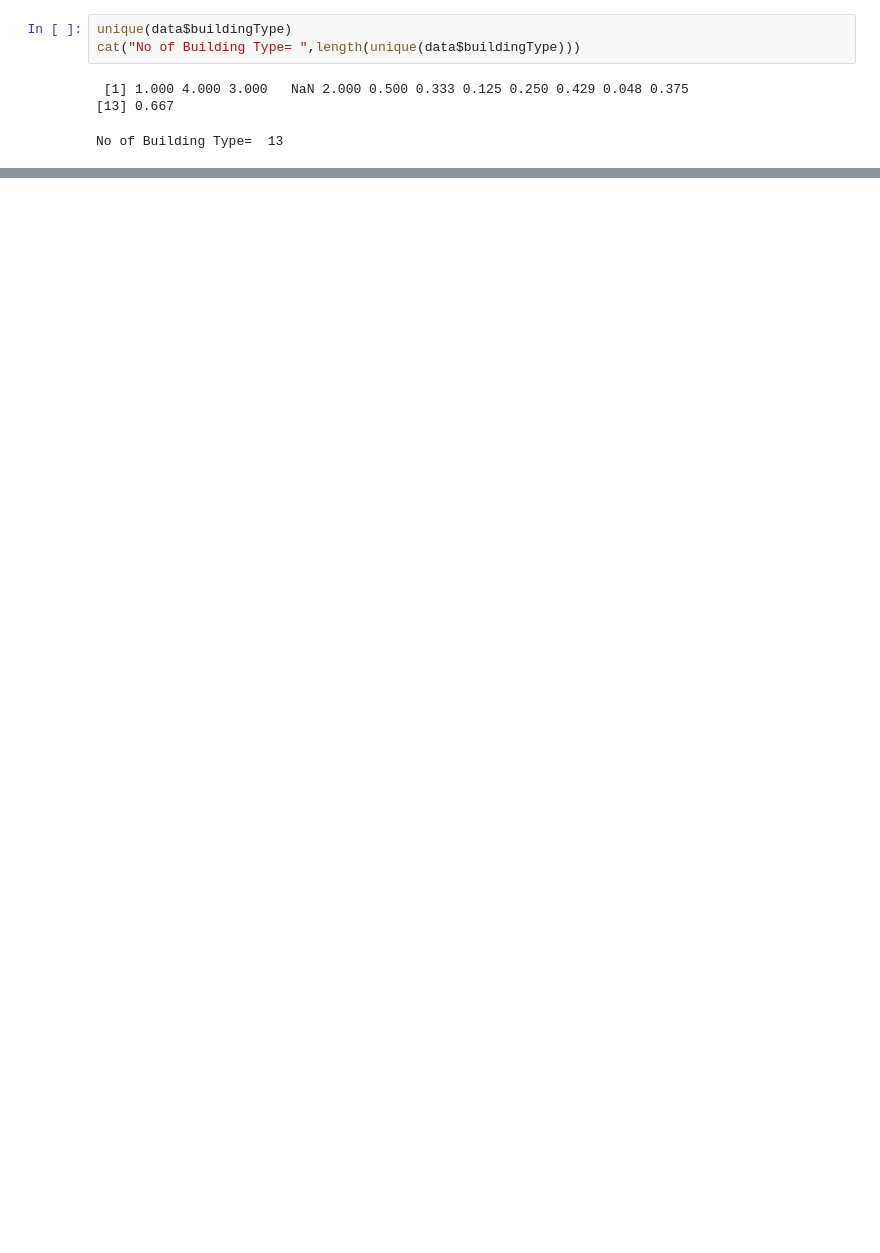
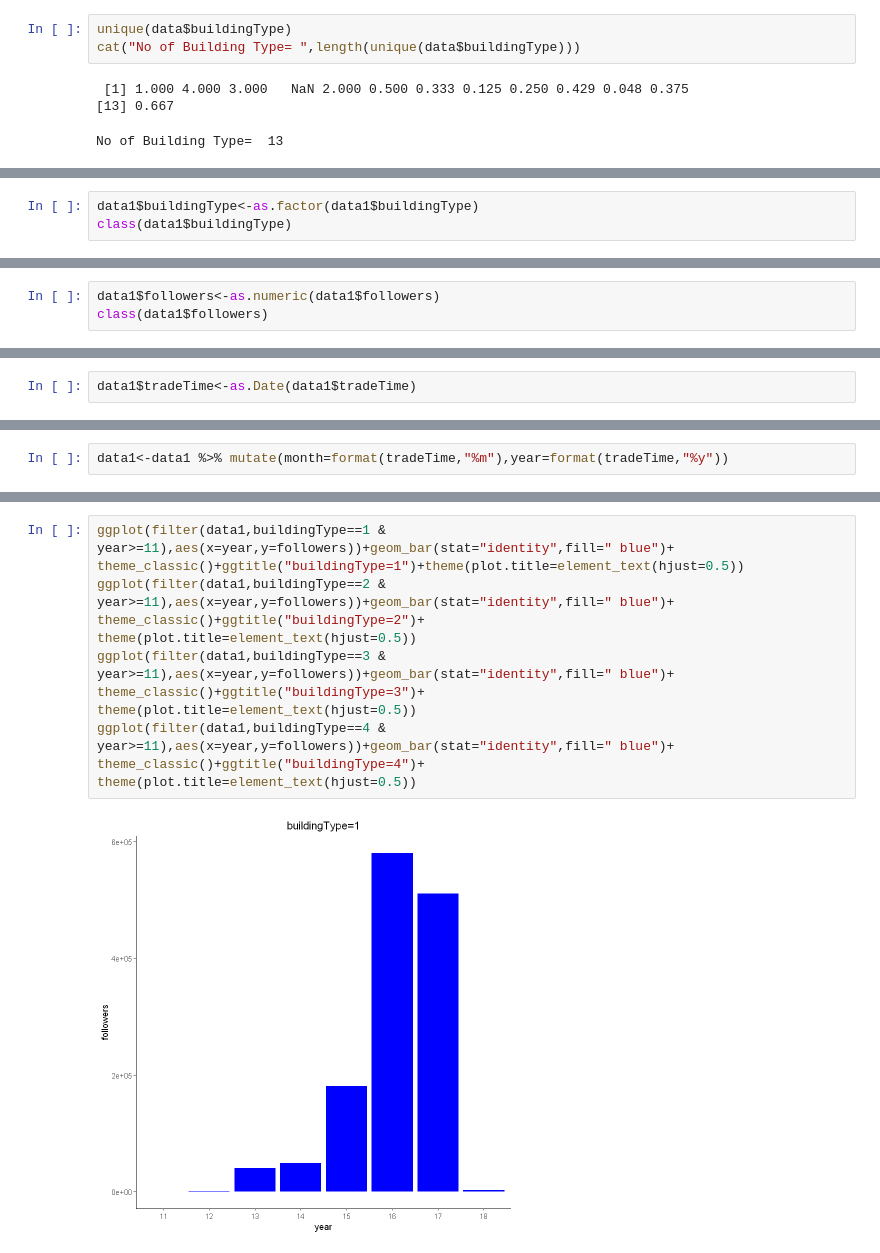
Before and after one commit to ICECSP-Project/datasets, a Jupyter notebook: Dataset 3 Beijing/1.Exploratory Data Analysis-Boney Simon.ipynb, the cells around one changed output, grey strips where cells are left out. Drawn from its saved outputs; the diff is of its cells as text; blank space fills up the shorter version.

```diff
--- a/Dataset 3 Beijing/1.Exploratory Data Analysis-Boney Simon.ipynb
+++ b/Dataset 3 Beijing/1.Exploratory Data Analysis-Boney Simon.ipynb
@@ -267,0 +384,3 @@ beijing+geom_point(data=data,aes(Lng, Lat, color = (buildingType)),alpha=1,na.rm
+# %%
+data1$buildingType<-as.factor(data1$buildingType)
+class(data1$buildingType)
@@ -267,0 +399,3 @@ beijing+geom_point(data=data,aes(Lng, Lat, color = (buildingType)),alpha=1,na.rm
+# %%
+data1$followers<-as.numeric(data1$followers)
+class(data1$followers)
@@ -267,0 +411,2 @@ beijing+geom_point(data=data,aes(Lng, Lat, color = (buildingType)),alpha=1,na.rm
+# %%
+data1$tradeTime<-as.Date(data1$tradeTime)
@@ -267,0 +419,2 @@ beijing+geom_point(data=data,aes(Lng, Lat, color = (buildingType)),alpha=1,na.rm
+# %%
+data1<-data1 %>% mutate(month=format(tradeTime,"%m"),year=format(tradeTime,"%y"))
@@ -267,0 +430,14 @@ beijing+geom_point(data=data,aes(Lng, Lat, color = (buildingType)),alpha=1,na.rm
+# %%
+ggplot(filter(data1,buildingType==1 & year>=11),aes(x=year,y=followers))+geom_bar(stat="identity",fill=" blue")+
+theme_classic()+ggtitle("buildingType=1")+theme(plot.title=element_text(hjust=0.5))
+ggplot(filter(data1,buildingType==2 & year>=11),aes(x=year,y=followers))+geom_bar(stat="identity",fill=" blue")+
+theme_classic()+ggtitle("buildingType=2")+
+theme(plot.title=element_text(hjust=0.5))
+ggplot(filter(data1,buildingType==3 & year>=11),aes(x=year,y=followers))+geom_bar(stat="identity",fill=" blue")+
+theme_classic()+ggtitle("buildingType=3")+
+theme(plot.title=element_text(hjust=0.5))
+ggplot(filter(data1,buildingType==4 & year>=11),aes(x=year,y=followers))+geom_bar(stat="identity",fill=" blue")+
+theme_classic()+ggtitle("buildingType=4")+
+theme(plot.title=element_text(hjust=0.5))
+# %% [output]
+[figure, added]
```
Also changed, not shown: parts of 84 cells of this notebook.
